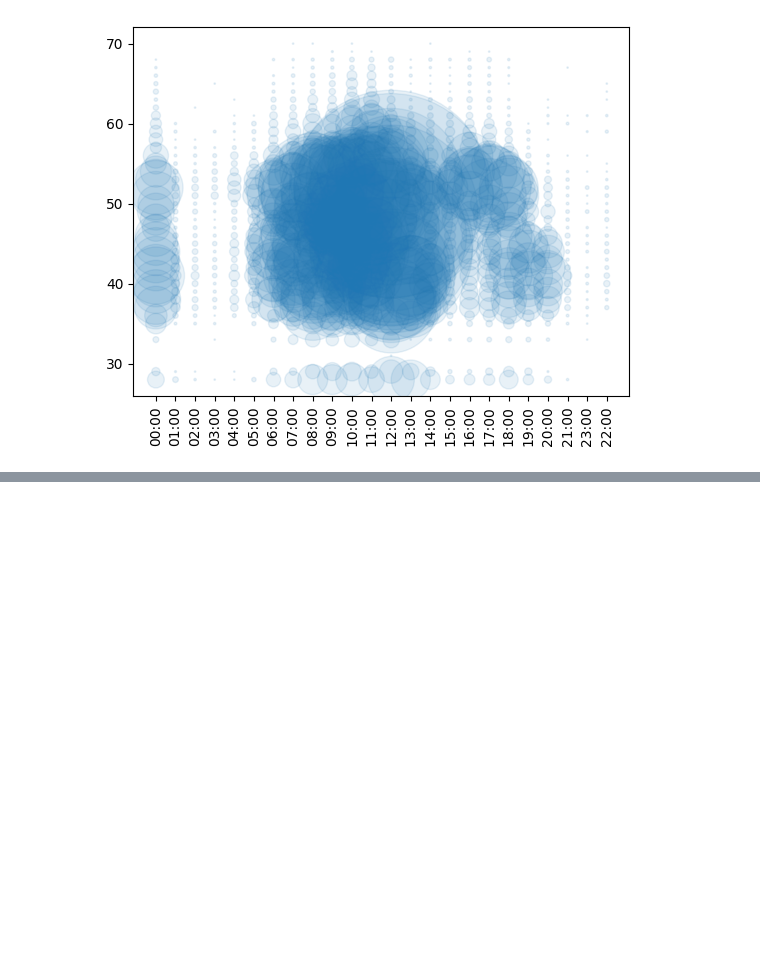
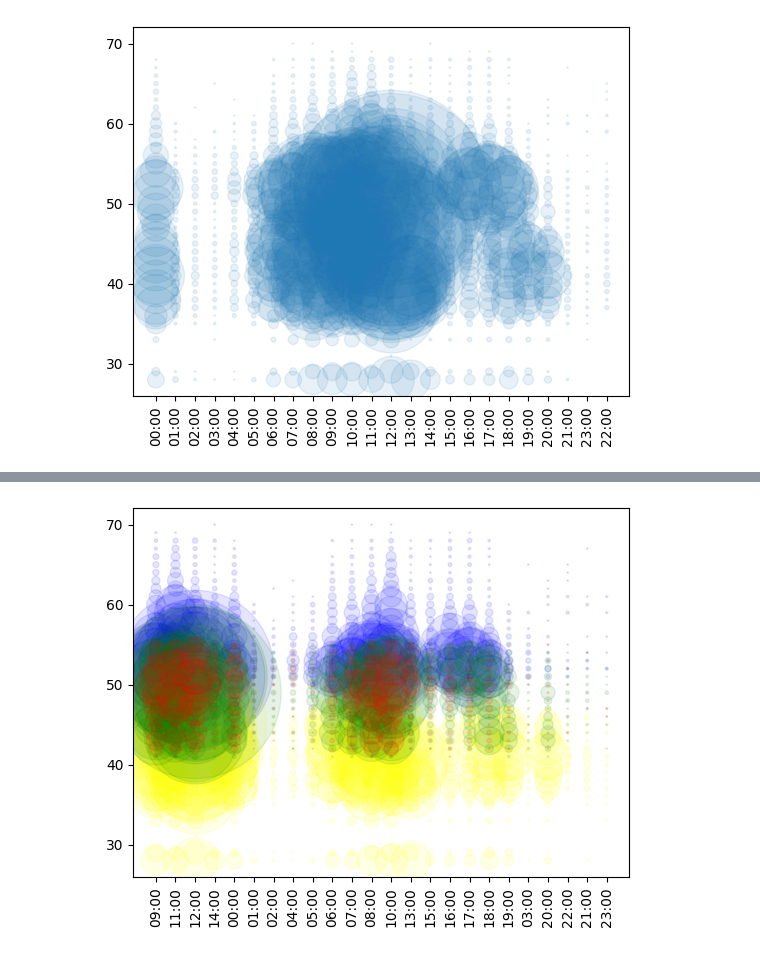
Before and after one commit to am-tropin/restaurant-europe, a Jupyter notebook: europe restaurant - exploration #2.ipynb, the cells around one changed output, grey strips where cells are left out. Cells and saved outputs as stored; diff of their text form; code cells hidden in the pictures; blank space fills up the shorter version.

```diff
--- a/europe restaurant - exploration #2.ipynb
+++ b/europe restaurant - exploration #2.ipynb
@@ -414,7 +493,7 @@ df_schedule3['min_open_h'] = df_schedule3['min_open_dttm'].apply(lambda x: x.rou
 # df_schedule3['fri_open_h'] = df_schedule3['open_fri_hours'].apply(lambda x: x.round(freq='H').strftime("%H:%M"))
 
 df_schedule3['latitude_0.1'] = df_schedule3['latitude'].apply(lambda x: round(x,1))
-df_schedule3['latitude_1'] = df_schedule3['latitude'].apply(lambda x: round(x))
+df_schedule3['latitude_1'] = df_schedule3['latitude'].apply(lambda x: round(x,0))
 # %%
 df_schedule4 = df_schedule3
 # .sample(1000000)
@@ -453,3 +518,7 @@ ax.tick_params(axis='x', labelrotation = 90)
 plt.show()
 # %% [output]
 [figure]
+# %%
+df_schedule_subreg = df_schedule3[['subregion', 'restaurant_link', 'latitude_1', 'min_open_h']].groupby(['subregion', 'latitude_1', 'min_open_h'])['restaurant_link'].count().reset_index(name='counts')
+
+df_schedule_subreg.head()
@@ -455,0 +532,20 @@ plt.show()
+# %%
+
+# plot
+fig, ax = plt.subplots()
+
+color_set = ['Blue', 'Yellow', 'Green', 'Red']
+subregions = ['North', 'South', 'West', 'East']
+
+for subregion in subregions:
+    df_schedule6 = df_schedule_subreg[df_schedule_subreg['subregion'] == subregion]
+    ax.scatter(df_schedule6['min_open_h'], df_schedule6['latitude_1'], s=df_schedule6['counts'], alpha=0.1, c=color_set[subregions.index(subregion)])
+# , s=sizes, c=colors, vmin=0, vmax=100
+
+# ax.set(xlim=(0, 8), xticks=np.arange(1, 8),
+#        ylim=(0, 8), yticks=np.arange(1, 8))
+ax.tick_params(axis='x', labelrotation = 90)
+
+plt.show()
+# %% [output]
+[figure, added]
```
Also changed, not shown: parts of 22 cells of this notebook, 5 other files.
